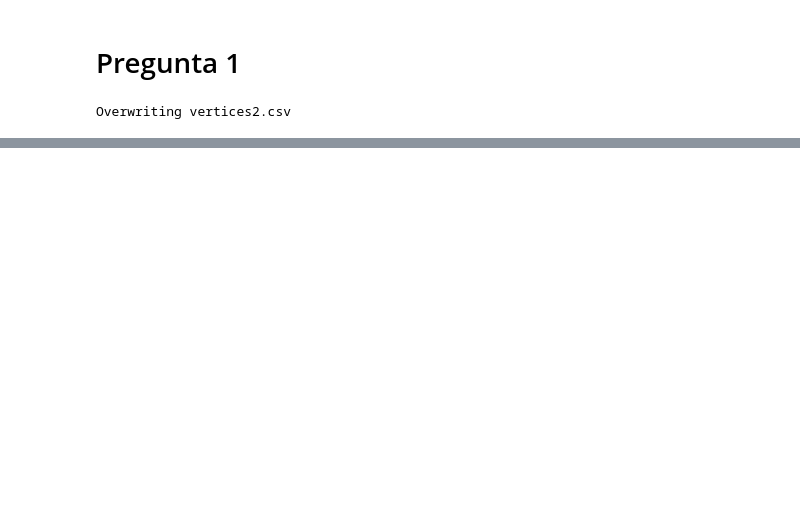
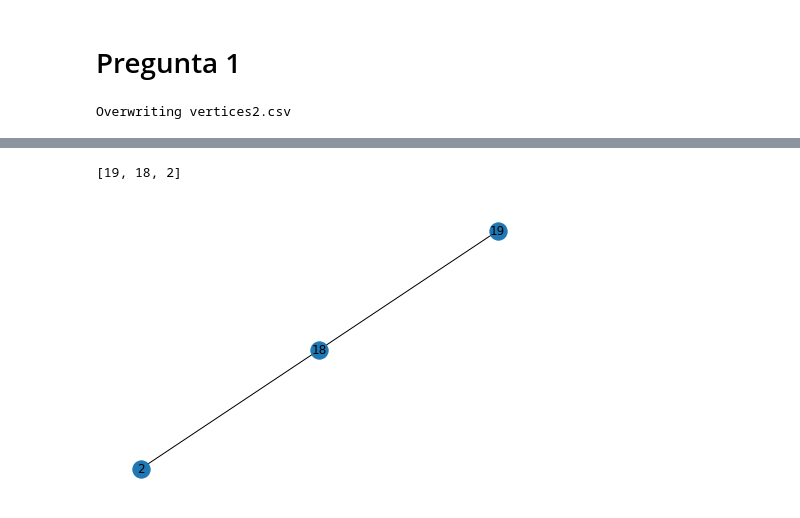
Before and after one commit to leocesias/tf-202010773-20201b333-201710310, a Jupyter notebook: Final.ipynb, the cells around one changed output, grey strips where cells are left out. Drawn from its saved outputs; the diff is of its cells as text; code cells hidden in the pictures; blank space fills up the shorter version.

```diff
--- a/Final.ipynb
+++ b/Final.ipynb
@@ -140,0 +231,11 @@ if __name__=="__main__":
+# %%
+def dijkstra(inicio,final):
+    djk_path=nx.dijkstra_path(test2,inicio,final,weight=True)
+    print(djk_path)
+    ruta=test2.subgraph(djk_path)
+    nx.draw(ruta,with_labels=True)
+# %%
+dijkstra(19,2)
+# %% [output]
+[19, 18, 2]
+[figure, added]
```
Also changed, not shown: parts of 6 cells of this notebook.
